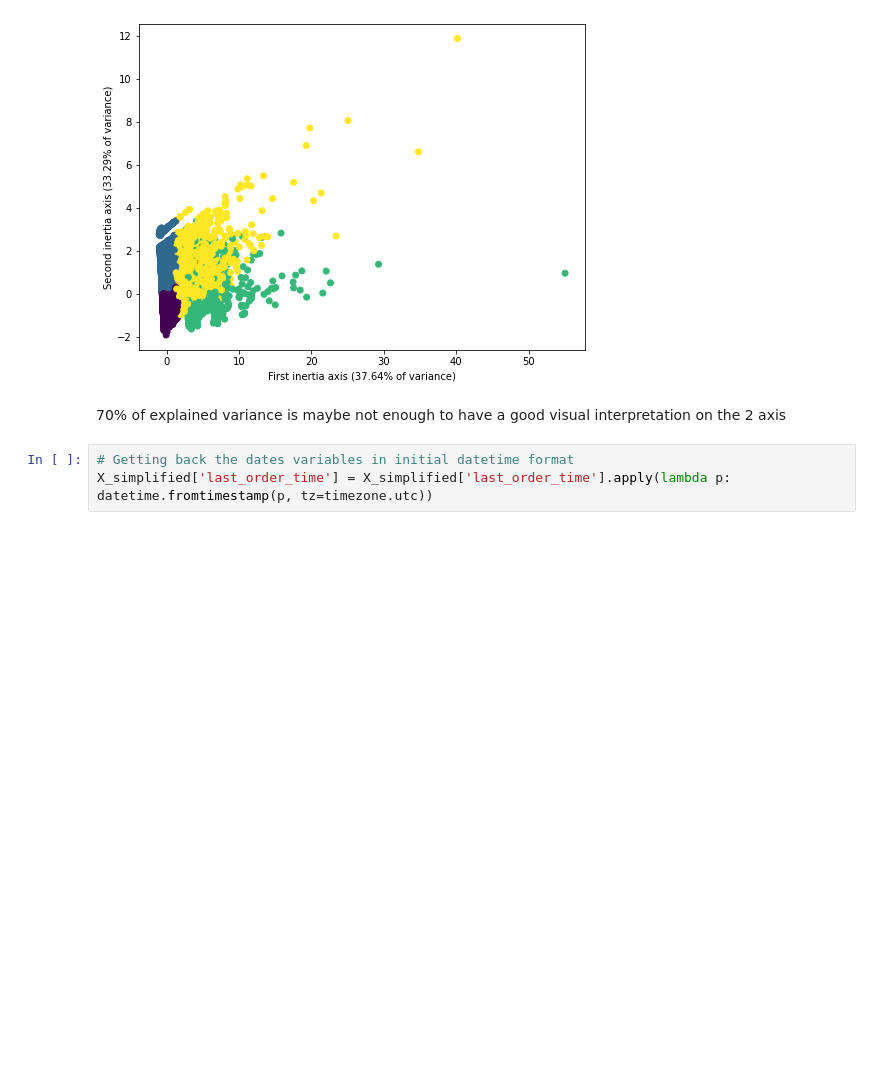
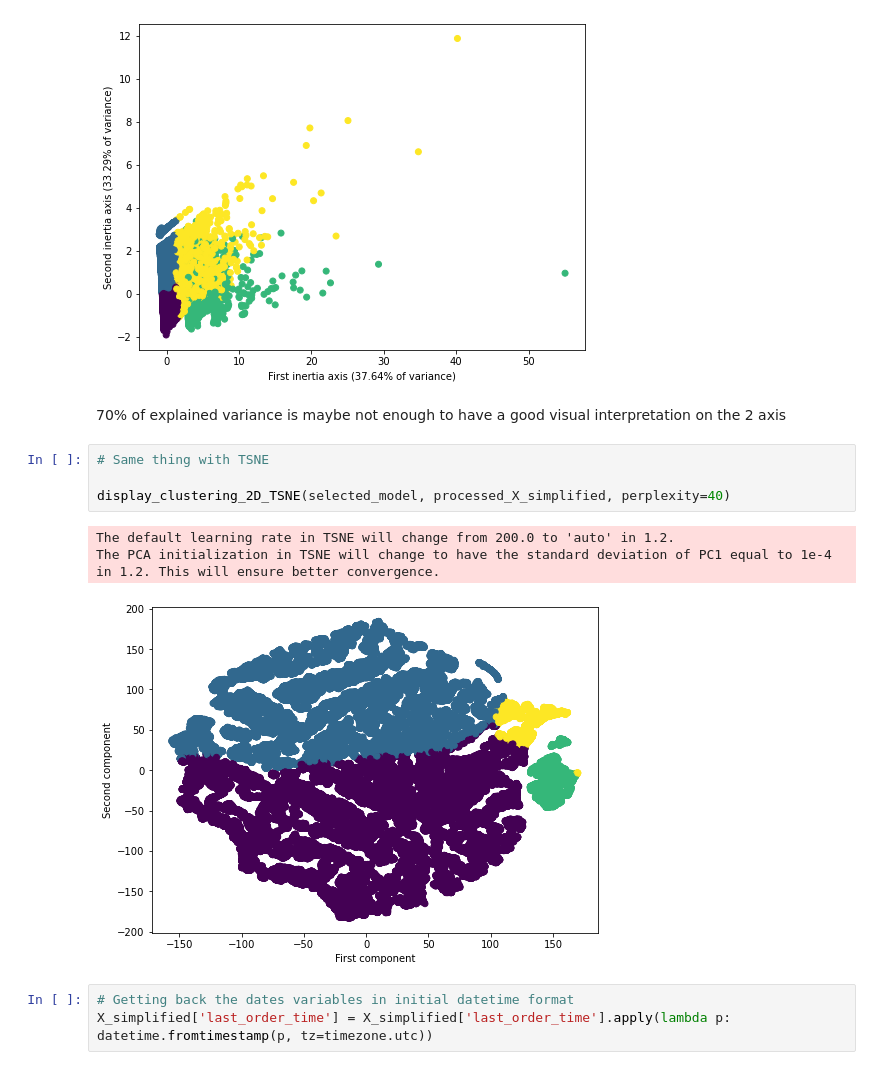
Before and after one commit to RobinPbt/P5-Openclassrooms, a Jupyter notebook: P5_modeling.ipynb, the cells around one changed output. Drawn from its saved outputs; the diff is of its cells as text; blank space fills up the shorter version.

Commit message:
Adding TSNE visualization

```diff
--- a/P5_modeling.ipynb
+++ b/P5_modeling.ipynb
@@ -521,6 +519,14 @@ Total explained variance by 2 components : 70.93%
 [figure]
 # %% [markdown]
 70% of explained variance is maybe not enough to have a good visual interpretation on the 2 axis
+# %%
+# Same thing with TSNE
+
+display_clustering_2D_TSNE(selected_model, processed_X_simplified, perplexity=40)
+# %% [output]
+The default learning rate in TSNE will change from 200.0 to 'auto' in 1.2.
+The PCA initialization in TSNE will change to have the standard deviation of PC1 equal to 1e-4 in 1.2. This will ensure better convergence.
+[figure, added]
 # %%
 # Getting back the dates variables in initial datetime format
 X_simplified['last_order_time'] = X_simplified['last_order_time'].apply(lambda p: datetime.fromtimestamp(p, tz=timezone.utc))
```
Also changed, not shown: parts of 92 cells of this notebook, 1 other file.
